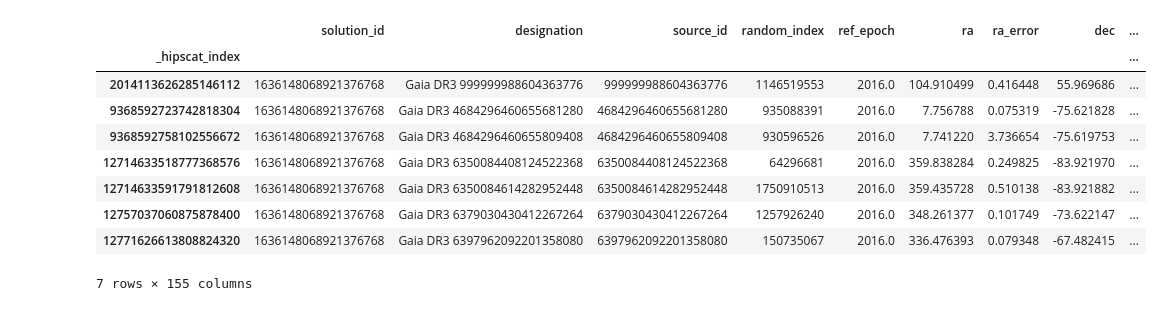
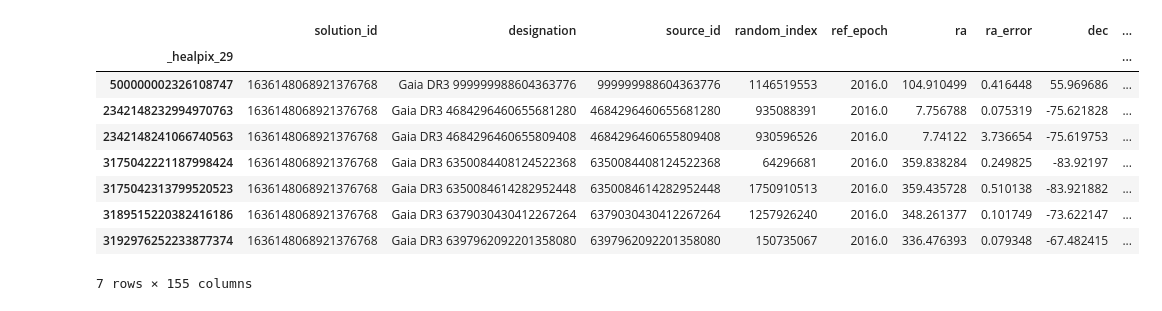
Before and after one commit to delucchi-cmu/hipscripts, a Jupyter notebook: epyc/fast_selection/Fast Selection Demo.ipynb, the cells around one changed output. Cells and saved outputs as stored; diff of their text form; code cells hidden in the pictures.

```diff
--- a/epyc/fast_selection/Fast Selection Demo.ipynb
+++ b/epyc/fast_selection/Fast Selection Demo.ipynb
@@ -7,7 +11,11 @@ Start by looking at the hipscat-library index catalog.
+# %%
+ids = [6350084614282952448, 4684296460655809408,
+      4684296460655681280, 6350084408124522368,
+      6379030430412267264, 6397962092201358080,
+      999999988604363776]
 # %%
-from hipscat.catalog.index.index_catalog import IndexCatalog
-import pandas as pd
+import hats
 
-catalog_index = IndexCatalog.read_from_hipscat("/data3/epyc/data3/hipscat/catalogs/gaia_designation_index/")
-catalog_index
+catalog_index = hats.read_hats("/data3/epyc/data3/hats/catalogs/gaia_dr3/gaia_source_id_index/")
+catalog_index.schema
 # %% [output]
@@ -17,10 +32,3 @@ These are a handful of GAIA designations that are in just three partitions. Let'
-# %%
-# ids = ["Gaia DR3 6350084614282952448", "Gaia DR3 4684296460655809408",
-#       "Gaia DR3 4684296460655681280", "Gaia DR3 6350084408124522368",
-#       "Gaia DR3 6379030430412267264", "Gaia DR3 6397962092201358080",
-#       "Gaia DR3 999999988604363776"]
-ids = ["Gaia DR3 6350084614282952448", "Gaia DR3 6350084408124522368",
-      "Gaia DR3 6379030430412267264", "Gaia DR3 6397962092201358080"]
 # %%
 %%time
 partitions = catalog_index.loc_partitions(ids)
@@ -35,5 +46,5 @@ Now let's try that with lsdb, and fetch the full rows of these objects.
 %%time
 import lsdb
 
-gaia = lsdb.read_hipscat("/data3/epyc/data3/hipscat/test_catalogs/gaia_symbolic")
+gaia = lsdb.read_hats("/data3/epyc/data3/hats/catalogs/gaia_dr3/gaia")
 # %% [output]
@@ -42,5 +53,4 @@ Wall time: 6.95 s
 # %%
 %%time
-index_search_df = gaia.index_search(ids, catalog_index).compute()
-index_search_df
+gaia.index_search(ids, catalog_index).compute()
 # %% [output]
@@ -49,10 +59,10 @@ Wall time: 51.4 s
 |  | solution_id | designation | source_id | random_index | ref_epoch | ra | ra_error | dec | ... |
-| _hipscat_index |  |  |  |  |  |  |  |  | ... |
-| 2014113626285146112 | 1636148068921376768 | Gaia DR3 999999988604363776 | 999999988604363776 | 1146519553 | 2016.0 | 104.910499 | 0.416448 | 55.969686 | ... |
-| 9368592723742818304 | 1636148068921376768 | Gaia DR3 4684296460655681280 | 4684296460655681280 | 935088391 | 2016.0 | 7.756788 | 0.075319 | -75.621828 | ... |
-| 9368592758102556672 | 1636148068921376768 | Gaia DR3 4684296460655809408 | 4684296460655809408 | 930596526 | 2016.0 | 7.741220 | 3.736654 | -75.619753 | ... |
-| 12714633518777368576 | 1636148068921376768 | Gaia DR3 6350084408124522368 | 6350084408124522368 | 64296681 | 2016.0 | 359.838284 | 0.249825 | -83.921970 | ... |
-| 12714633591791812608 | 1636148068921376768 | Gaia DR3 6350084614282952448 | 6350084614282952448 | 1750910513 | 2016.0 | 359.435728 | 0.510138 | -83.921882 | ... |
-| 12757037060875878400 | 1636148068921376768 | Gaia DR3 6379030430412267264 | 6379030430412267264 | 1257926240 | 2016.0 | 348.261377 | 0.101749 | -73.622147 | ... |
-| 12771626613808824320 | 1636148068921376768 | Gaia DR3 6397962092201358080 | 6397962092201358080 | 150735067 | 2016.0 | 336.476393 | 0.079348 | -67.482415 | ... |
+| _healpix_29 |  |  |  |  |  |  |  |  | ... |
+| 500000002326108747 | 1636148068921376768 | Gaia DR3 999999988604363776 | 999999988604363776 | 1146519553 | 2016.0 | 104.910499 | 0.416448 | 55.969686 | ... |
+| 2342148232994970763 | 1636148068921376768 | Gaia DR3 4684296460655681280 | 4684296460655681280 | 935088391 | 2016.0 | 7.756788 | 0.075319 | -75.621828 | ... |
+| 2342148241066740563 | 1636148068921376768 | Gaia DR3 4684296460655809408 | 4684296460655809408 | 930596526 | 2016.0 | 7.74122 | 3.736654 | -75.619753 | ... |
+| 3175042221187998424 | 1636148068921376768 | Gaia DR3 6350084408124522368 | 6350084408124522368 | 64296681 | 2016.0 | 359.838284 | 0.249825 | -83.92197 | ... |
+| 3175042313799520523 | 1636148068921376768 | Gaia DR3 6350084614282952448 | 6350084614282952448 | 1750910513 | 2016.0 | 359.435728 | 0.510138 | -83.921882 | ... |
+| 3189515220382416186 | 1636148068921376768 | Gaia DR3 6379030430412267264 | 6379030430412267264 | 1257926240 | 2016.0 | 348.261377 | 0.101749 | -73.622147 | ... |
+| 3192976252233877374 | 1636148068921376768 | Gaia DR3 6397962092201358080 | 6397962092201358080 | 150735067 | 2016.0 | 336.476393 | 0.079348 | -67.482415 | ... |
 7 rows × 155 columns
```
Also changed, not shown: parts of 8 cells of this notebook, 3 other files.
